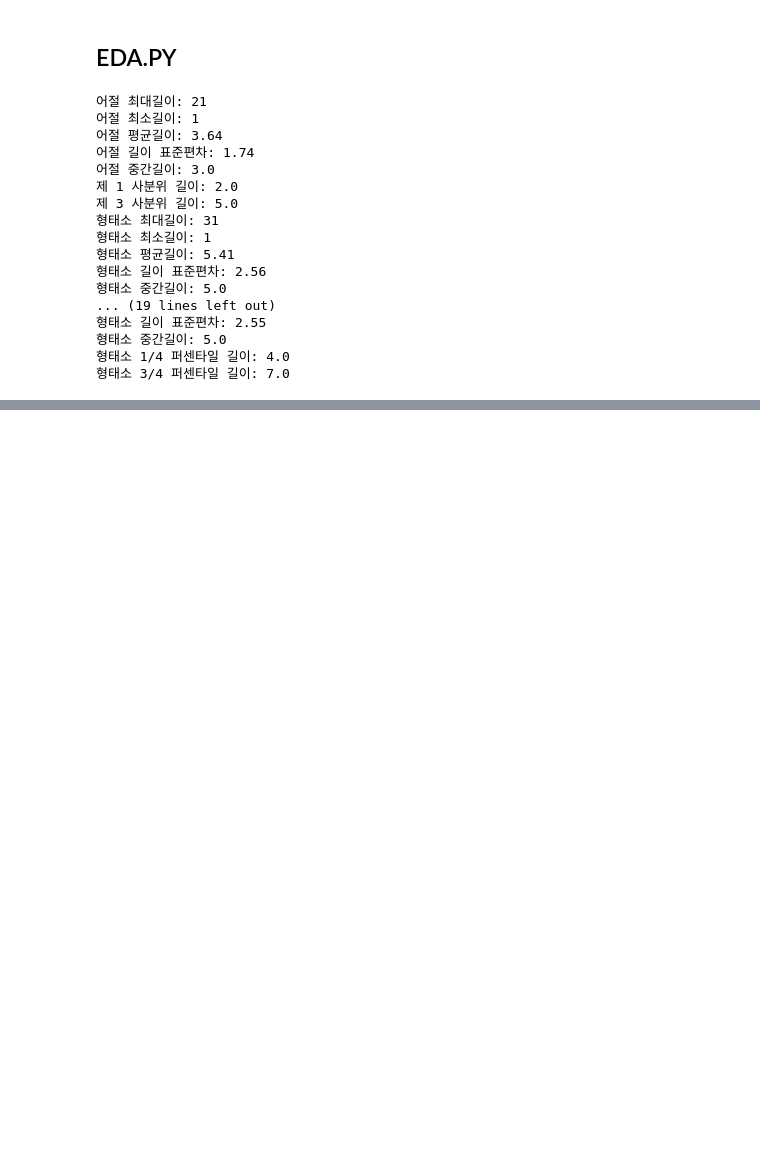
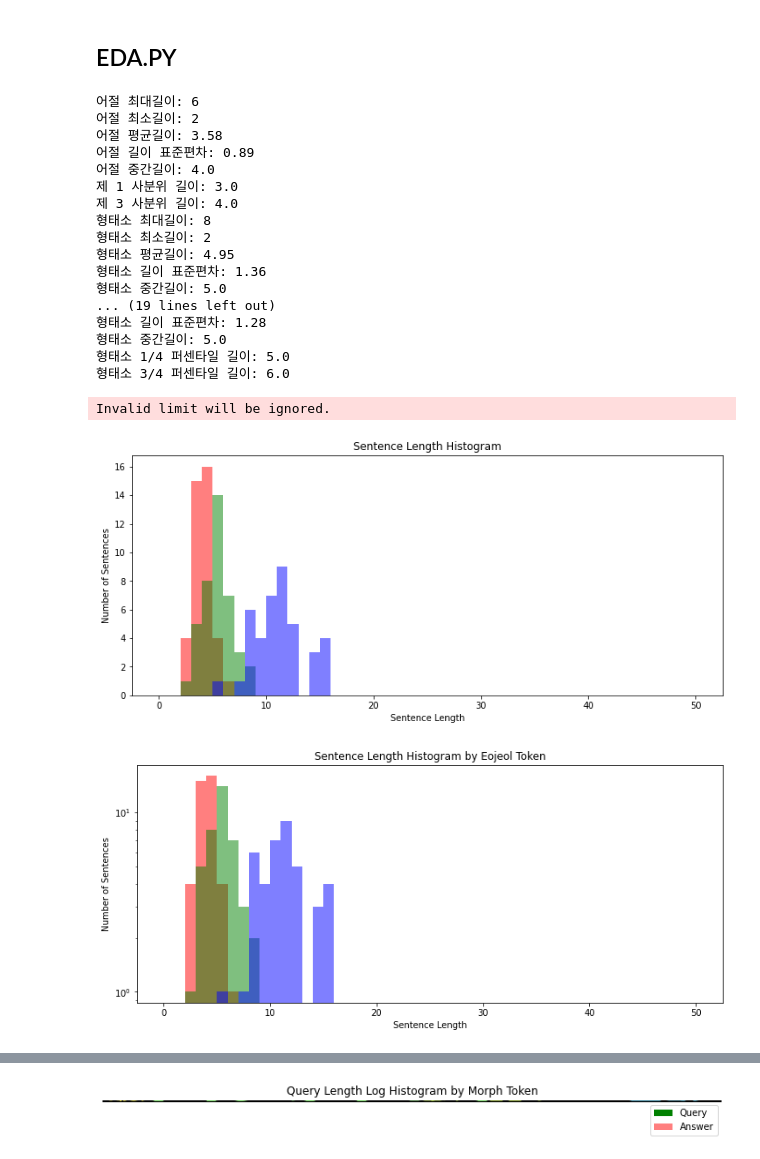
Before and after one commit to jung274327/colab, a Jupyter notebook: EDA.ipynb, the cells around one changed output, grey strips where cells are left out. Drawn from its saved outputs; the diff is of its cells as text; code cells hidden in the pictures; blank space fills up the shorter version.

```diff
--- a/EDA.ipynb
+++ b/EDA.ipynb
@@ -16,7 +34,7 @@ from functools import reduce
 from wordcloud import WordCloud
 
 DATA_IN_PATH = './data_in/'
-data = pd.read_csv(DATA_IN_PATH + 'ChatBotData.csv', encoding='utf-8')
+data = pd.read_csv(DATA_IN_PATH + 'ChatBotData.csv_short', encoding='utf-8')
 
 sentences = list(data['Q']) + list(data['A'])
 
@@ -122,46 +140,49 @@ okt.pos('오늘밤은유난히덥구나')
 query_NVA_token_sentences = list()
 answer_NVA_token_sentences = list()
 
 for s in query_sentences:
     for token, tag in okt.pos(s.replace(' ', '')):
         if tag == 'Noun' or tag == 'Verb' or tag == 'Adjective':
             query_NVA_token_sentences.append(token)
 
 for s in answer_sentences:
     temp_token_bucket = list()
     for token, tag in okt.pos(s.replace(' ', '')):
         if tag == 'Noun' or tag == 'Verb' or tag == 'Adjective':
             answer_NVA_token_sentences.append(token)
 
 query_NVA_token_sentences = ' '.join(query_NVA_token_sentences)
 answer_NVA_token_sentences = ' '.join(answer_NVA_token_sentences)
 
-query_wordcloud = WordCloud(font_path= DATA_IN_PATH + 'NanumGothic.ttf').generate(query_NVA_token_sentences)
+query_wordcloud = WordCloud(font_path= DATA_IN_PATH + 'NanumBarunGothic.ttf').generate(query_NVA_token_sentences)
 
 plt.imshow(query_wordcloud, interpolation='bilinear')
 plt.axis('off')
 plt.show()
 
-query_wordcloud = WordCloud(font_path= DATA_IN_PATH + 'NanumGothic.ttf').generate(answer_NVA_token_sentences)
+query_wordcloud = WordCloud(font_path= DATA_IN_PATH + 'NanumBarunGothic.ttf').generate(answer_NVA_token_sentences)
 
 plt.imshow(query_wordcloud, interpolation='bilinear')
 plt.axis('off')
 plt.show()
 # %% [output]
-어절 최대길이: 21
-어절 최소길이: 1
-어절 평균길이: 3.64
-어절 길이 표준편차: 1.74
-어절 중간길이: 3.0
-제 1 사분위 길이: 2.0
-제 3 사분위 길이: 5.0
-형태소 최대길이: 31
-형태소 최소길이: 1
-형태소 평균길이: 5.41
-형태소 길이 표준편차: 2.56
+어절 최대길이: 6
+어절 최소길이: 2
+어절 평균길이: 3.58
+어절 길이 표준편차: 0.89
+어절 중간길이: 4.0
+제 1 사분위 길이: 3.0
+제 3 사분위 길이: 4.0
+형태소 최대길이: 8
+형태소 최소길이: 2
+형태소 평균길이: 4.95
+형태소 길이 표준편차: 1.36
 형태소 중간길이: 5.0
 ... (19 lines left out)
-형태소 길이 표준편차: 2.55
+형태소 길이 표준편차: 1.28
 형태소 중간길이: 5.0
-형태소 1/4 퍼센타일 길이: 4.0
-형태소 3/4 퍼센타일 길이: 7.0
+형태소 1/4 퍼센타일 길이: 5.0
+형태소 3/4 퍼센타일 길이: 6.0
+Invalid limit will be ignored.
+[figure, added]
+[figure, added]
@@ -167,0 +191 @@ plt.show()
+[figure, added]
```
Also changed, not shown: parts of 6 cells of this notebook.
